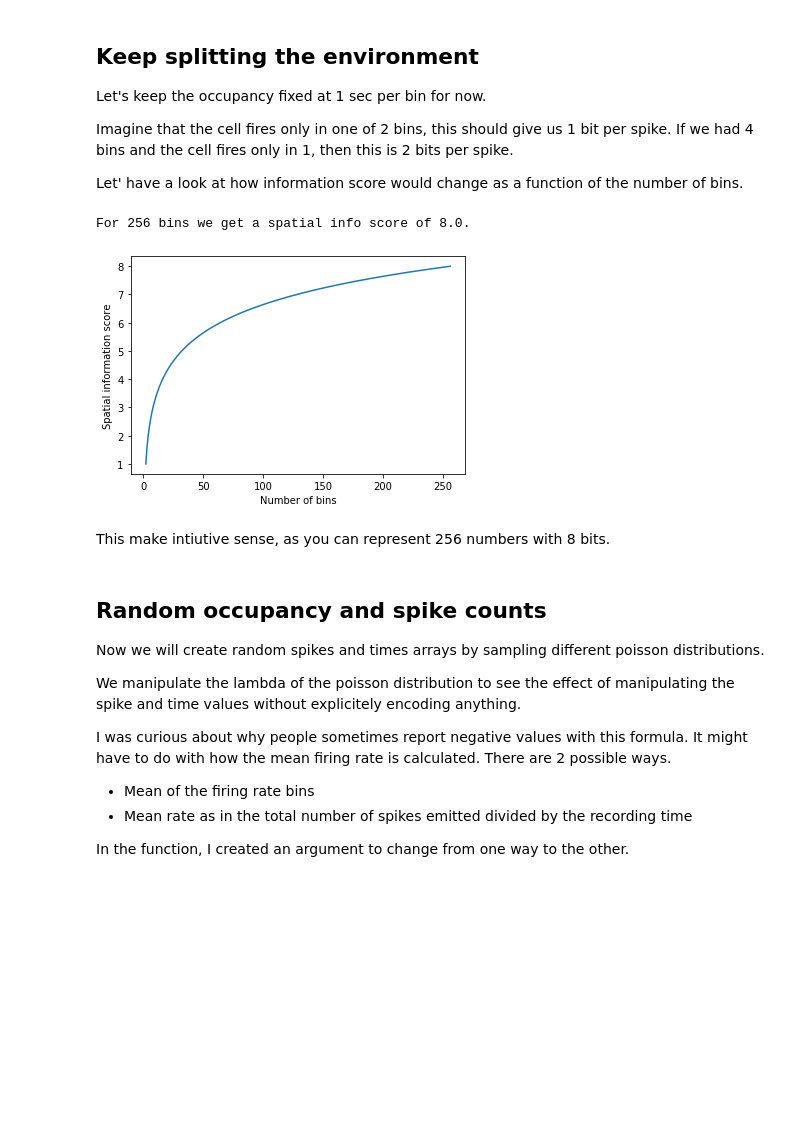
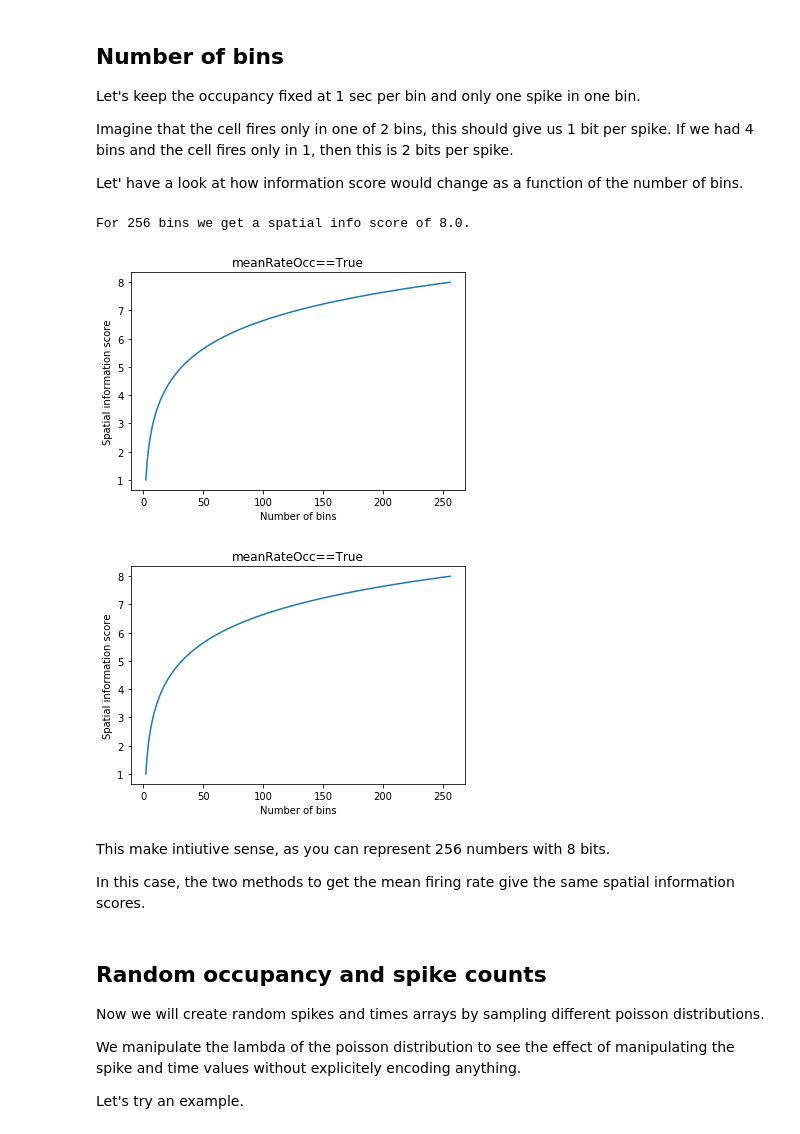
Before and after one commit to kevin-allen/spatialInfoScore, a Jupyter notebook: SpatialInfoScore.ipynb, the cells around one changed output. Cells and saved outputs as stored; diff of their text form; code cells hidden in the pictures; blank space fills up the shorter version.

```diff
--- a/SpatialInfoScore.ipynb
+++ b/SpatialInfoScore.ipynb
@@ -21,7 +31,7 @@ import numpy as np
 def spatialInformationScore(spikes,times,meanRateOcc=True):
     """
     spikes: array containing the number of spikes per spatial bin
-    times: time spent in each bin, in seconds
+    times: array with the time spent in each bin, in seconds
     meanRateOcc: boolean, if True will calculate the mean rate :  spikes.sum()/times.sum(), otherwise rate.mean()
     """
     # Check if there are bins with a time of 0, get rid of them
@@ -51,9 +61,9 @@ def spatialInformationScore(spikes,times,meanRateOcc=True):
     index = rate>0
     return sum(prob[index] * (rate[index]/mrate) * np.log2(rate[index]/mrate))
 # %% [markdown]
-## Keep splitting the environment
+## Number of bins
 
-Let's keep the occupancy fixed at 1 sec per bin for now.
+Let's keep the occupancy fixed at 1 sec per bin and only one spike in one bin.
 
 Imagine that the cell fires only in one of 2 bins, this should give us 1 bit per spike.
 If we had 4 bins and the cell fires only in 1, then this is 2 bits per spike.
@@ -62,26 +72,39 @@ Let' have a look at how information score would change as a function of the numb
 # %%
 %matplotlib inline
 from matplotlib import pyplot as plt
 maxBins=256
 
-Info = np.zeros(len(range(2,maxBins+1)))
+Info = np.zeros((len(range(2,maxBins+1)),2))
 
 for x in range(2,maxBins+1):
     spikes=np.zeros(x)
     times=np.ones(x)
     spikes[0]=1 # add a spike in one bin
-    Info[x-2] = spatialInformationScore(spikes,times)
+    Info[x-2,0] = spatialInformationScore(spikes,times,meanRateOcc=False)
+    Info[x-2,1] = spatialInformationScore(spikes,times,meanRateOcc=True)
 
 print("For {} bins we get a spatial info score of {}.".format(maxBins, np.max(Info)))
-plt.plot(np.arange(2,maxBins+1),Info)
+plt.plot(np.arange(2,maxBins+1),Info[:,0])
 plt.xlabel("Number of bins")
 plt.ylabel("Spatial information score")
+plt.title("meanRateOcc==True")
 plt.show()
+
+
+plt.plot(np.arange(2,maxBins+1),Info[:,1])
+plt.xlabel("Number of bins")
+plt.ylabel("Spatial information score")
+plt.title("meanRateOcc==True")
+plt.show()
 # %% [output]
 For 256 bins we get a spatial info score of 8.0.
-[figure, old version]
+[figure, new version]
+[figure, added]
 # %% [markdown]
+
 This make intiutive sense, as you can represent 256 numbers with 8 bits.
+
+In this case, the two methods to get the mean firing rate give the same spatial information scores.
 # %% [markdown]
 ## Random occupancy and spike counts
 
@@ -89,12 +112,7 @@ Now we will create random spikes and times arrays by sampling different poisson
 
 We manipulate the lambda of the poisson distribution to see the effect of manipulating the spike and time values without explicitely encoding anything.
 
-I was curious about why people sometimes report negative values with this formula. It might have to do with how the mean firing rate is calculated. There are 2 possible ways.
-
-* Mean of the firing rate bins
-* Mean rate as in the total number of spikes emitted divided by the recording time
-
-In the function, I created an argument to change from one way to the other.
+Let's try an example.
 # %%
 nBins=256
 spikes = np.random.poisson(5,nBins)
```
Also changed, not shown: parts of 9 cells of this notebook.
